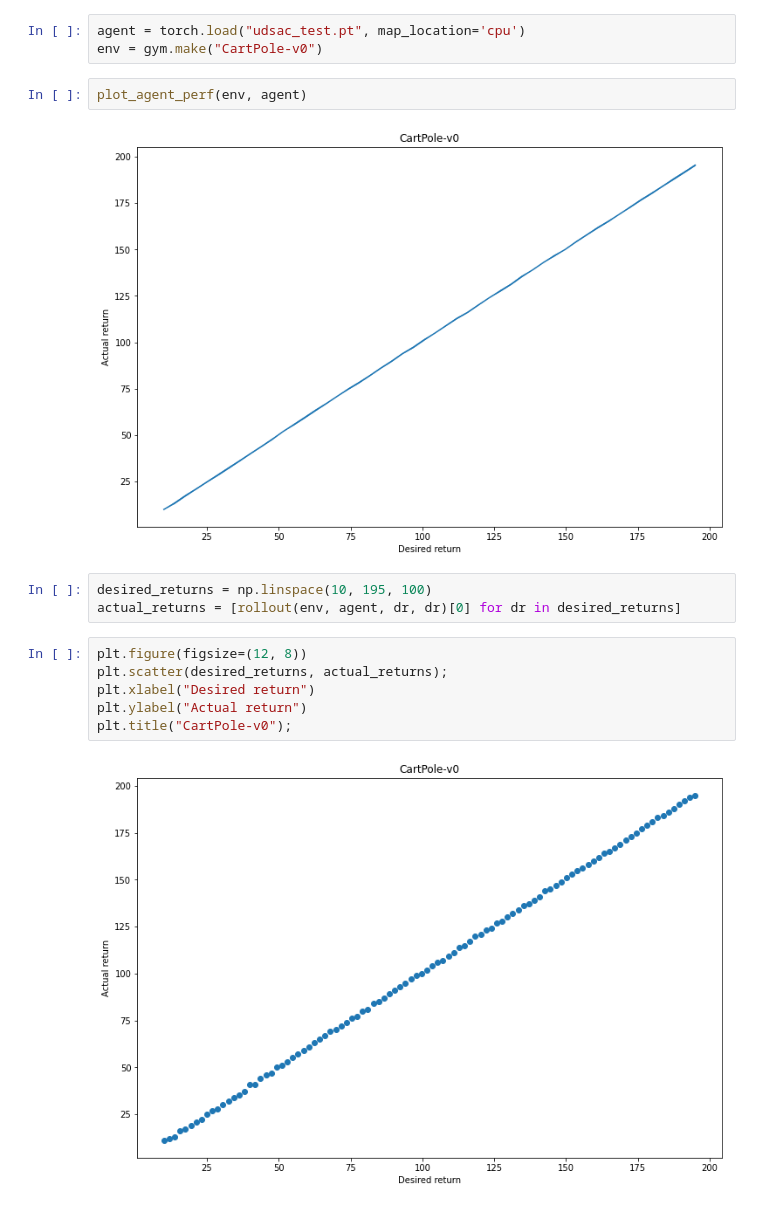
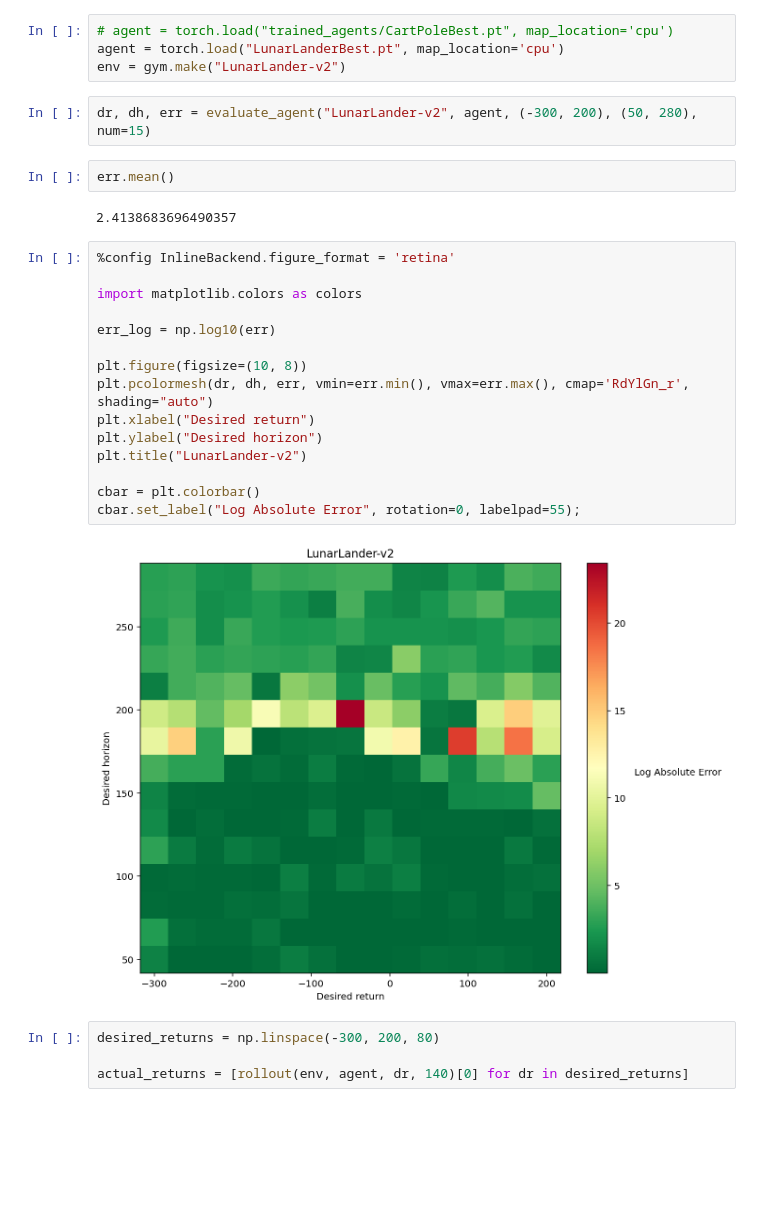
Before and after one commit to Howuhh/top_secret_udsac, a Jupyter notebook: controller_test.ipynb, the cells around one changed output. Cells and saved outputs as stored; diff of their text form; blank space fills up the shorter version.

Commit message:
start lunarlander

```diff
--- a/controller_test.ipynb
+++ b/controller_test.ipynb
@@ -24,18 +24,31 @@ def plot_agent_perf(env, agent, test_episodes=10):
 # %%
-agent = torch.load("udsac_test.pt", map_location='cpu')
-env = gym.make("CartPole-v0")
+# agent = torch.load("trained_agents/CartPoleBest.pt", map_location='cpu')
+agent = torch.load("LunarLanderBest.pt", map_location='cpu')
+env = gym.make("LunarLander-v2")
-# %%
-plot_agent_perf(env, agent)
-# %% [output]
-[figure, removed]
+# %%
+dr, dh, err = evaluate_agent("LunarLander-v2", agent, (-300, 200), (50, 280), num=15)
+# %%
+err.mean()
+# %% [output]
+2.4138683696490357
+# %%
+%config InlineBackend.figure_format = 'retina'
+
+import matplotlib.colors as colors
+
+err_log = np.log10(err)
+
+plt.figure(figsize=(10, 8))
+plt.pcolormesh(dr, dh, err, vmin=err.min(), vmax=err.max(), cmap='RdYlGn_r', shading="auto")
+plt.xlabel("Desired return")
+plt.ylabel("Desired horizon")
+plt.title("LunarLander-v2")
+
+cbar = plt.colorbar()
+cbar.set_label("Log Absolute Error", rotation=0, labelpad=55);
+# %% [output]
+[figure, added]
 # %%
-desired_returns = np.linspace(10, 195, 100)
-actual_returns = [rollout(env, agent, dr, dr)[0] for dr in desired_returns]
+desired_returns = np.linspace(-300, 200, 80)
+
+actual_returns = [rollout(env, agent, dr, 140)[0] for dr in desired_returns]
-# %%
-plt.figure(figsize=(12, 8))
-plt.scatter(desired_returns, actual_returns);
-plt.xlabel("Desired return")
-plt.ylabel("Actual return")
-plt.title("CartPole-v0");
-# %% [output]
-[figure, removed]
```
Also changed, not shown: parts of 3 cells of this notebook, 3 other files.
